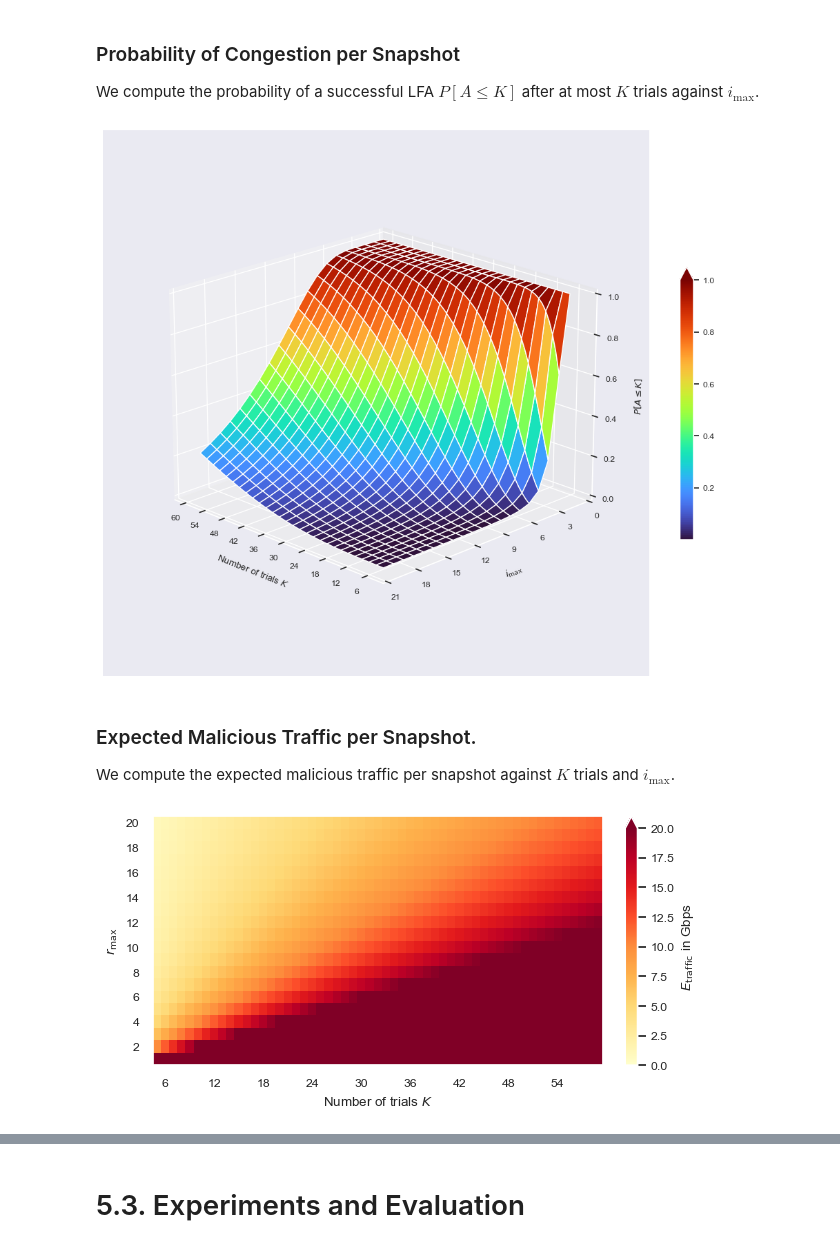
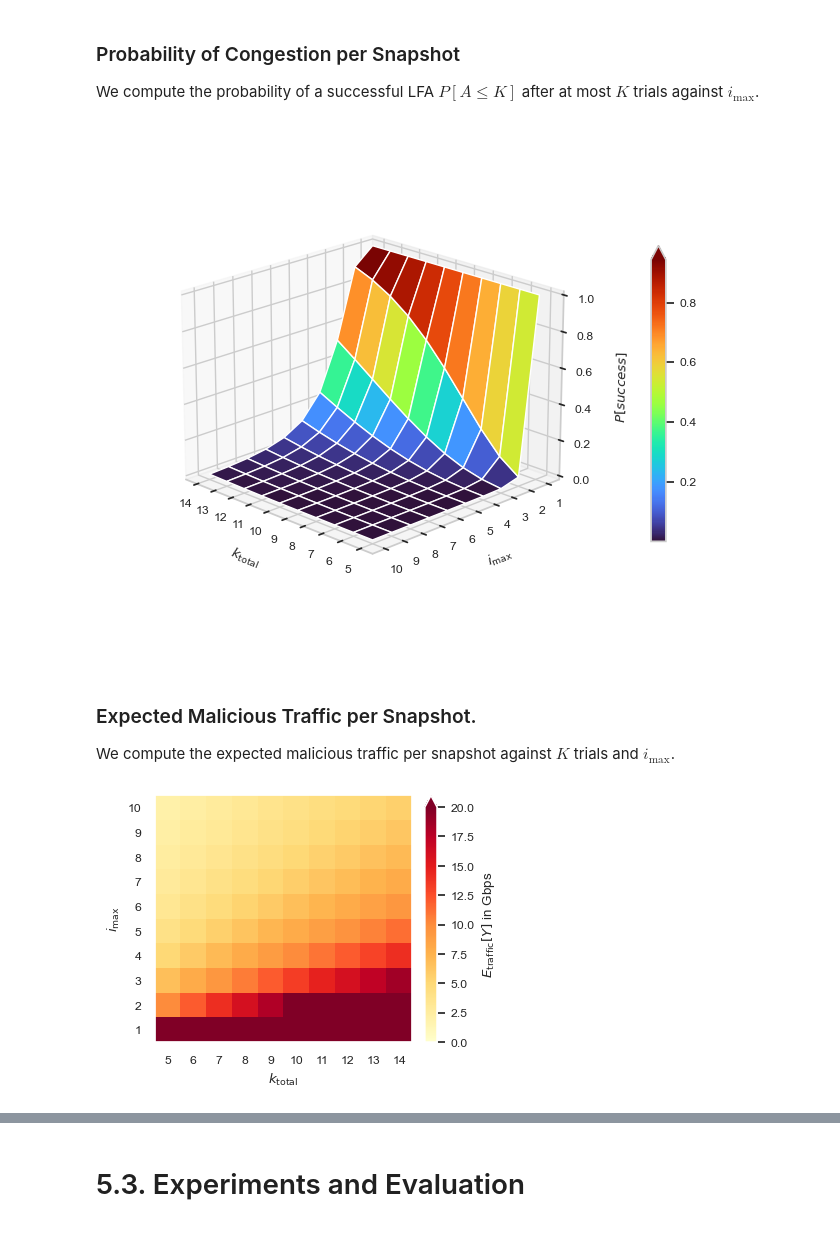
Before and after one commit to Foalfloater66/starlink-fyp, a Jupyter notebook: graphs.ipynb, the cells around one changed output, grey strips where cells are left out. Saved outputs shown, nothing was run; the diff lists cells and outputs as text; code cells hidden in the pictures.

```diff
--- a/graphs.ipynb
+++ b/graphs.ipynb
@@ -46,64 +48,70 @@ MT19937
 ### Probability of Congestion per Snapshot
 We compute the probability of a successful LFA $P[A \leq K]$ after at most $K$ trials against $i_\text{max}$.
 # %%
+sns.set_style("whitegrid")
+
 # Parameters
-r_max_arr = np.arange(1, 21)  # maximum index of the randomly selected multipath.
+r_max_arr = np.arange(1, 11)  # maximum index of the randomly selected multipath.
 n = 5  # number of successful trials needed to congest the link.
-trials_arr = np.arange(n, 60)  # number of trials
+trials_arr = np.arange(n, 15)  # number of trials
 
+# PMF matrix using the negative binomial distribution
+ccdf_matrix = np.zeros(shape=(len(r_max_arr), len(trials_arr)))  # rmax is rows, trials is columns
+# ccdf_matrix = 1- binom.cdf(n, trials_arr,(1/r_max_arr).reshape(-1, 1), p= )
 
-# CDF matrix using the negative binomial distribution
-cdf_matrix = np.zeros(shape=(len(r_max_arr), len(trials_arr)))
-for idx, r_max in enumerate(r_max_arr):
-    p = 1 / r_max  # probability of a successful trial
-    cdf_matrix[idx, :] = nbinom.cdf(trials_arr, n, p)
+for idx, i_max in enumerate(r_max_arr):
+    ccdf_matrix[idx, :] = 1- binom.cdf(n-1, trials_arr,1/i_max) #(1/r_max_arr).reshape(-1, 1))
 
 # 3D Plot
-fig = plt.figure(figsize=(10, 8), constrained_layout=True)
+fig = plt.figure(figsize=(6, 6), constrained_layout=True)
 ax = fig.add_subplot(111, projection="3d")
 ax.view_init(elev=20, azim=135)
-ax.set_box_aspect(aspect=None, zoom=0.85)
+ax.set_box_aspect(aspect=None, zoom=.8)
 x_axis, y_axis = np.meshgrid(trials_arr, r_max_arr)
 ax.xaxis.set_major_locator(MaxNLocator(integer=True))
 ax.yaxis.set_major_locator(MaxNLocator(integer=True))
-ax.set_xlabel(r"Number of trials $K$", labelpad=10)
+ax.set_xlabel(r"$k_\text{total}$", labelpad=10)
 ax.set_ylabel(r"$i_\text{max}$", labelpad=10)
-ax.set_zlabel(r"$P[A \leq K]$", labelpad=10)
-surf = ax.plot_surface(x_axis, y_axis, cdf_matrix, cmap=cm.turbo)
+ax.set_zlabel(r"$P[success]$", labelpad=10) #, labelpad=10)
+surf = ax.plot_surface(x_axis, y_axis, ccdf_matrix, cmap=cm.turbo)
 bar = fig.colorbar(surf, ax=ax, shrink=0.5, extend="max")
 plt.savefig(f"{RESULTS_DIRECTORY}/4_2_defence_cdf.svg", format="svg")
+
+df = pd.DataFrame(ccdf_matrix, columns=trials_arr, index=r_max_arr)
+
+sns.set_style("darkgrid")
 # %% [output]
-[figure, old version]
+[figure, new version]
 # %% [markdown]
 ### Expected Malicious Traffic per Snapshot.
 We compute the expected malicious traffic per snapshot against $K$ trials and $i_\text{max}$.
 # %%
 # INITIAL VALUES
-r_max_arr = np.arange(1, 21)  # Number of different possible values of r_max.
+r_max_arr = np.arange(1, 11)  # Number of different possible values of r_max.
 trials_arr = np.arange(
-    5, 60
+    5, 15
 )  # Number of maliciously executed routes per snapshot. Equivalent to the number of independent trials.
 
 # MEAN given (rmax, K)
 mean_matrix = np.zeros(shape=(len(r_max_arr), len(trials_arr)))
 for i, r_max in enumerate(r_max_arr):
     p = 1 / r_max
     for j, trials in enumerate(trials_arr):
         mean_matrix[i, j] = (
             binom.mean(trials, p) * 4
         )  # scale to 4 GBits/snapshot per success (4 GBits/snapshot)
 
 # 2D matrix plot.
-fig, ax = plt.subplots(figsize=(6, 3), constrained_layout=True)
+fig, ax = plt.subplots(figsize=(4, 3), constrained_layout=True)
 x_axis, y_axis = np.meshgrid(trials_arr, r_max_arr)
 cbar = ax.pcolormesh(x_axis, y_axis, mean_matrix, cmap=cm.YlOrRd, vmin=0, vmax=20)
-bar = fig.colorbar(cbar, ax=ax, extend="max", label=r"$E_\text{traffic}$ in Gbps")
+bar = fig.colorbar(cbar, ax=ax, extend="max", label=r"$E_\text{traffic}[Y]$ in Gbps")
 ax = plt.gca()
 ax.xaxis.set_major_locator(MaxNLocator(integer=True))
 ax.yaxis.set_major_locator(MaxNLocator(integer=True))
-plt.xlabel(r"Number of trials $K$")
-plt.ylabel(r"$r_\text{max}$")
+plt.xlabel(r"$k_\text{total}$")
+plt.ylabel(r"$i_\text{max}$")
 plt.savefig(f"{RESULTS_DIRECTORY}4_2_defence_mean.svg")
 plt.show()
 # %% [output]
-[figure, old version]
+[figure, new version]
```
Also changed, not shown: parts of 9 cells of this notebook, 30 other files.
